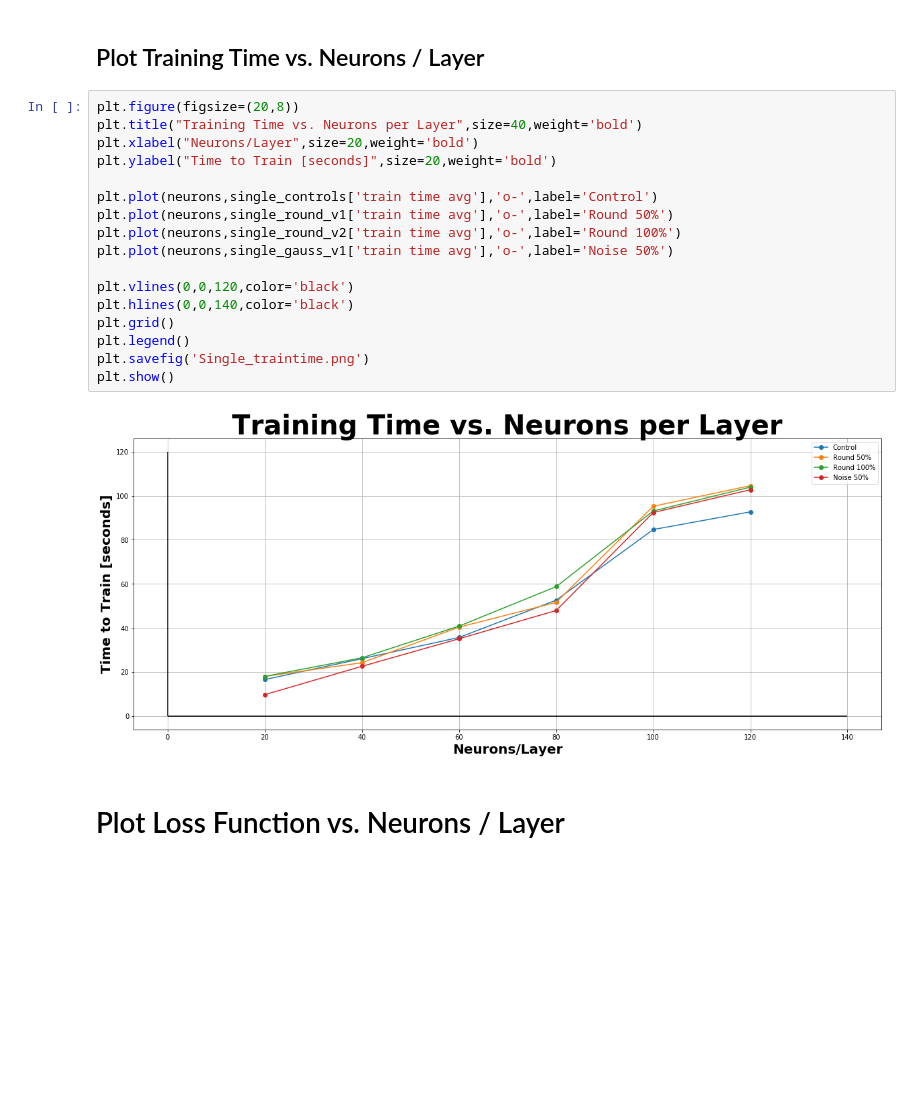
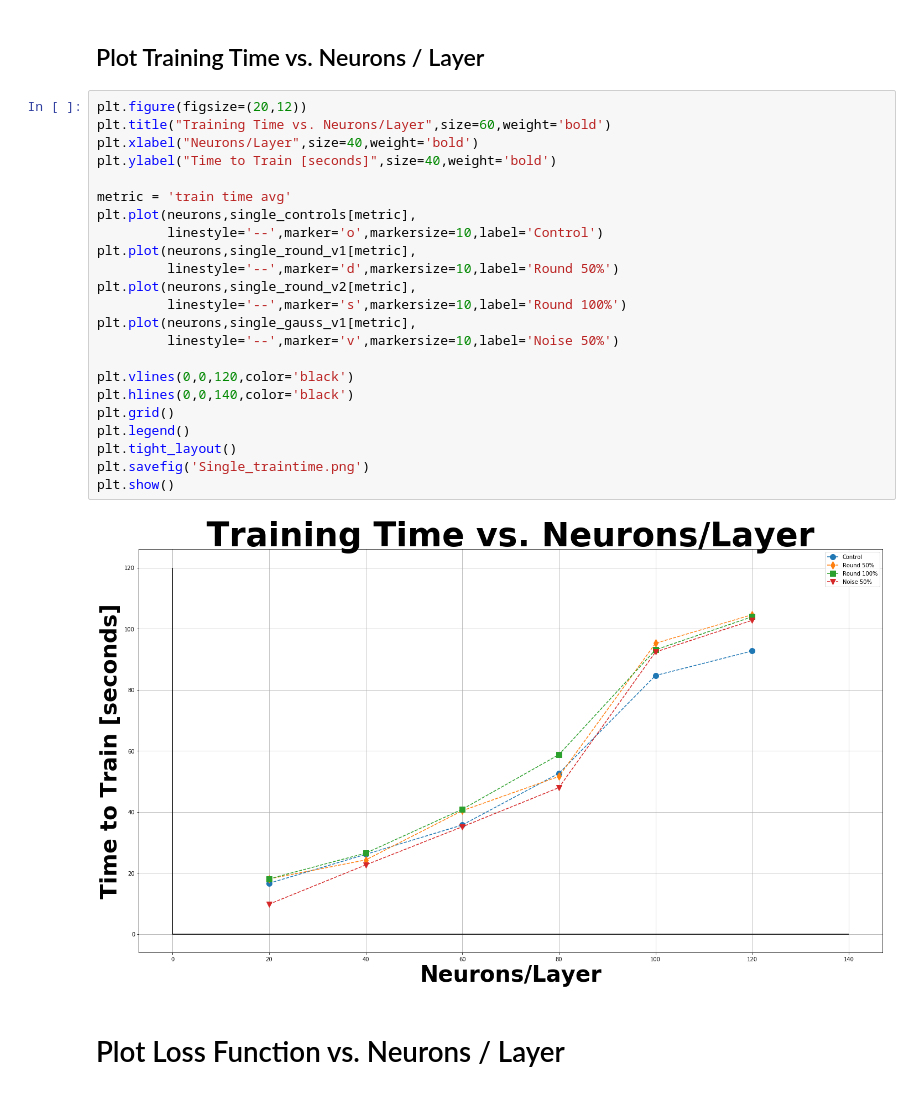
Before and after one commit to landonbuell/Convolutional-Neural-Networks, a Jupyter notebook: Number_Classifier_v4/Number_Classifier_v4_Analysis/Visualize_Results.ipynb, the cells around one changed output. Saved outputs shown, nothing was run; the diff lists cells and outputs as text; blank space fills up the shorter version.

Commit message:
23 April 2020
- Cleaned up images
- Updated slideshow

```diff
--- a/Number_Classifier_v4/Number_Classifier_v4_Analysis/Visualize_Results.ipynb
+++ b/Number_Classifier_v4/Number_Classifier_v4_Analysis/Visualize_Results.ipynb
@@ -42,24 +42,30 @@ double_gauss_v1 = frame.iloc[42:48]
 # %% [markdown]
 ## Plot Training Time vs. Neurons / Layer
 # %%
-plt.figure(figsize=(20,8))
-plt.title("Training Time vs. Neurons per Layer",size=40,weight='bold')
-plt.xlabel("Neurons/Layer",size=20,weight='bold')
-plt.ylabel("Time to Train [seconds]",size=20,weight='bold')
+plt.figure(figsize=(20,12))
+plt.title("Training Time vs. Neurons/Layer",size=60,weight='bold')
+plt.xlabel("Neurons/Layer",size=40,weight='bold')
+plt.ylabel("Time to Train [seconds]",size=40,weight='bold')
 
-plt.plot(neurons,single_controls['train time avg'],'o-',label='Control')
-plt.plot(neurons,single_round_v1['train time avg'],'o-',label='Round 50%')
-plt.plot(neurons,single_round_v2['train time avg'],'o-',label='Round 100%')
-plt.plot(neurons,single_gauss_v1['train time avg'],'o-',label='Noise 50%')
+metric = 'train time avg'
+plt.plot(neurons,single_controls[metric],
+         linestyle='--',marker='o',markersize=10,label='Control')
+plt.plot(neurons,single_round_v1[metric],
+         linestyle='--',marker='d',markersize=10,label='Round 50%')
+plt.plot(neurons,single_round_v2[metric],
+         linestyle='--',marker='s',markersize=10,label='Round 100%')
+plt.plot(neurons,single_gauss_v1[metric],
+         linestyle='--',marker='v',markersize=10,label='Noise 50%')
 
 plt.vlines(0,0,120,color='black')
 plt.hlines(0,0,140,color='black')
 plt.grid()
 plt.legend()
+plt.tight_layout()
 plt.savefig('Single_traintime.png')
 plt.show()
 # %% [output]
-[figure, old version]
+[figure, new version]
 # %% [markdown]
 # Plot Loss Function vs. Neurons / Layer
 # %%
```
Also changed, not shown: parts of 9 cells of this notebook, 11 other files.
